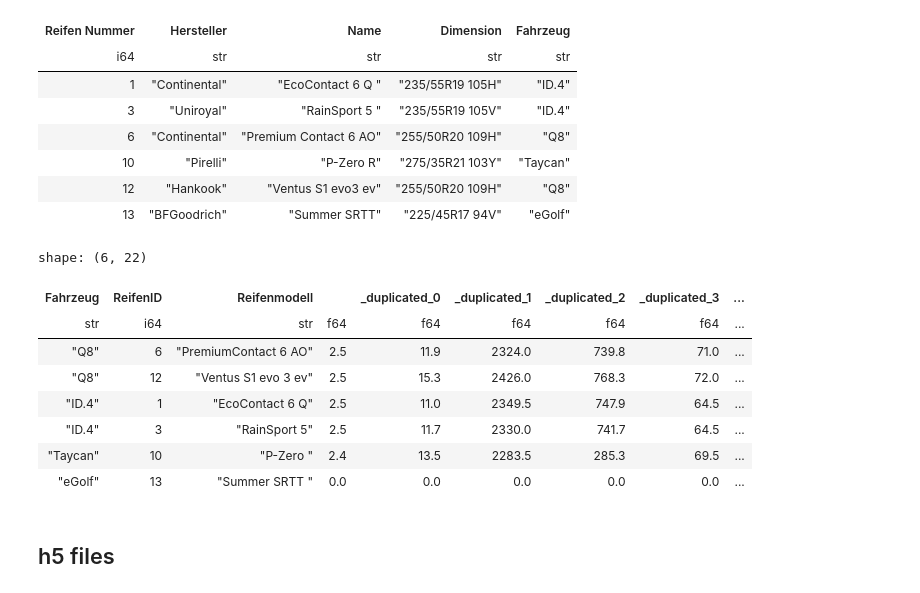
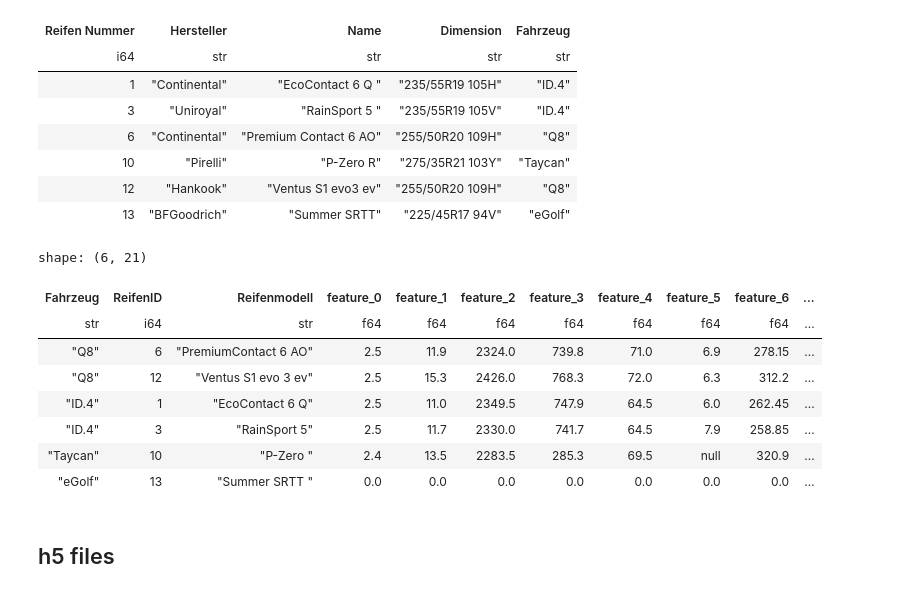
Before and after one commit to m-j-w-f/ROAR, a Jupyter notebook: src/roar/notenbooks/explore.ipynb, the cells around one changed output. Drawn from its saved outputs; the diff is of its cells as text; code cells hidden in the pictures.

```diff
--- a/src/roar/notenbooks/explore.ipynb
+++ b/src/roar/notenbooks/explore.ipynb
@@ -77,21 +83,33 @@ shape: (6, 5)
 # %%
 vehicle_and_tyre_features = pl.read_csv(DATA_DIR / "Extras" / "vehicle_and_tyre_feature.csv")
 vehicle_and_tyre_features = vehicle_and_tyre_features.with_columns(
     pl.col("ReifenID").str.replace_all(r"\D", "").str.to_integer(),
     pl.col("Fahrzeug").replace(VEHICLE_CLEAN_NAMES),
     pl.col("Reifenmodell").replace(TYRE_CLEAN_NAMES),
 )
+
+# rename empty or underscore-prefixed columns to feature_0, feature_1, ...
+rename_map = {}
+feature_idx = 0
+for col in vehicle_and_tyre_features.columns:
+    if col == "" or (isinstance(col, str) and col.startswith("_")):
+        rename_map[col] = f"feature_{feature_idx}"
+        feature_idx += 1
+
+if rename_map:
+    vehicle_and_tyre_features = vehicle_and_tyre_features.rename(rename_map)
+
 vehicle_and_tyre_features
 # %% [output]
-shape: (6, 22)
+shape: (6, 21)
-| Fahrzeug | ReifenID | Reifenmodell |  | _duplicated_0 | _duplicated_1 | _duplicated_2 | _duplicated_3 | ... |
-| str | i64 | str | f64 | f64 | f64 | f64 | f64 | ... |
-| "Q8" | 6 | "PremiumContact 6 AO" | 2.5 | 11.9 | 2324.0 | 739.8 | 71.0 | ... |
-| "Q8" | 12 | "Ventus S1 evo 3 ev" | 2.5 | 15.3 | 2426.0 | 768.3 | 72.0 | ... |
-| "ID.4" | 1 | "EcoContact 6 Q" | 2.5 | 11.0 | 2349.5 | 747.9 | 64.5 | ... |
-| "ID.4" | 3 | "RainSport 5" | 2.5 | 11.7 | 2330.0 | 741.7 | 64.5 | ... |
-| "Taycan" | 10 | "P-Zero " | 2.4 | 13.5 | 2283.5 | 285.3 | 69.5 | ... |
-| "eGolf" | 13 | "Summer SRTT " | 0.0 | 0.0 | 0.0 | 0.0 | 0.0 | ... |
+| Fahrzeug | ReifenID | Reifenmodell | feature_0 | feature_1 | feature_2 | feature_3 | feature_4 | feature_5 | feature_6 | ... |
+| str | i64 | str | f64 | f64 | f64 | f64 | f64 | f64 | f64 | ... |
+| "Q8" | 6 | "PremiumContact 6 AO" | 2.5 | 11.9 | 2324.0 | 739.8 | 71.0 | 6.9 | 278.15 | ... |
+| "Q8" | 12 | "Ventus S1 evo 3 ev" | 2.5 | 15.3 | 2426.0 | 768.3 | 72.0 | 6.3 | 312.2 | ... |
+| "ID.4" | 1 | "EcoContact 6 Q" | 2.5 | 11.0 | 2349.5 | 747.9 | 64.5 | 6.0 | 262.45 | ... |
+| "ID.4" | 3 | "RainSport 5" | 2.5 | 11.7 | 2330.0 | 741.7 | 64.5 | 7.9 | 258.85 | ... |
+| "Taycan" | 10 | "P-Zero " | 2.4 | 13.5 | 2283.5 | 285.3 | 69.5 | null | 320.9 | ... |
+| "eGolf" | 13 | "Summer SRTT " | 0.0 | 0.0 | 0.0 | 0.0 | 0.0 | 0.0 | 0.0 | ... |
 # %% [markdown]
 ## h5 files
 # %%
```
Also changed, not shown: parts of 7 cells of this notebook, 2 other files.
